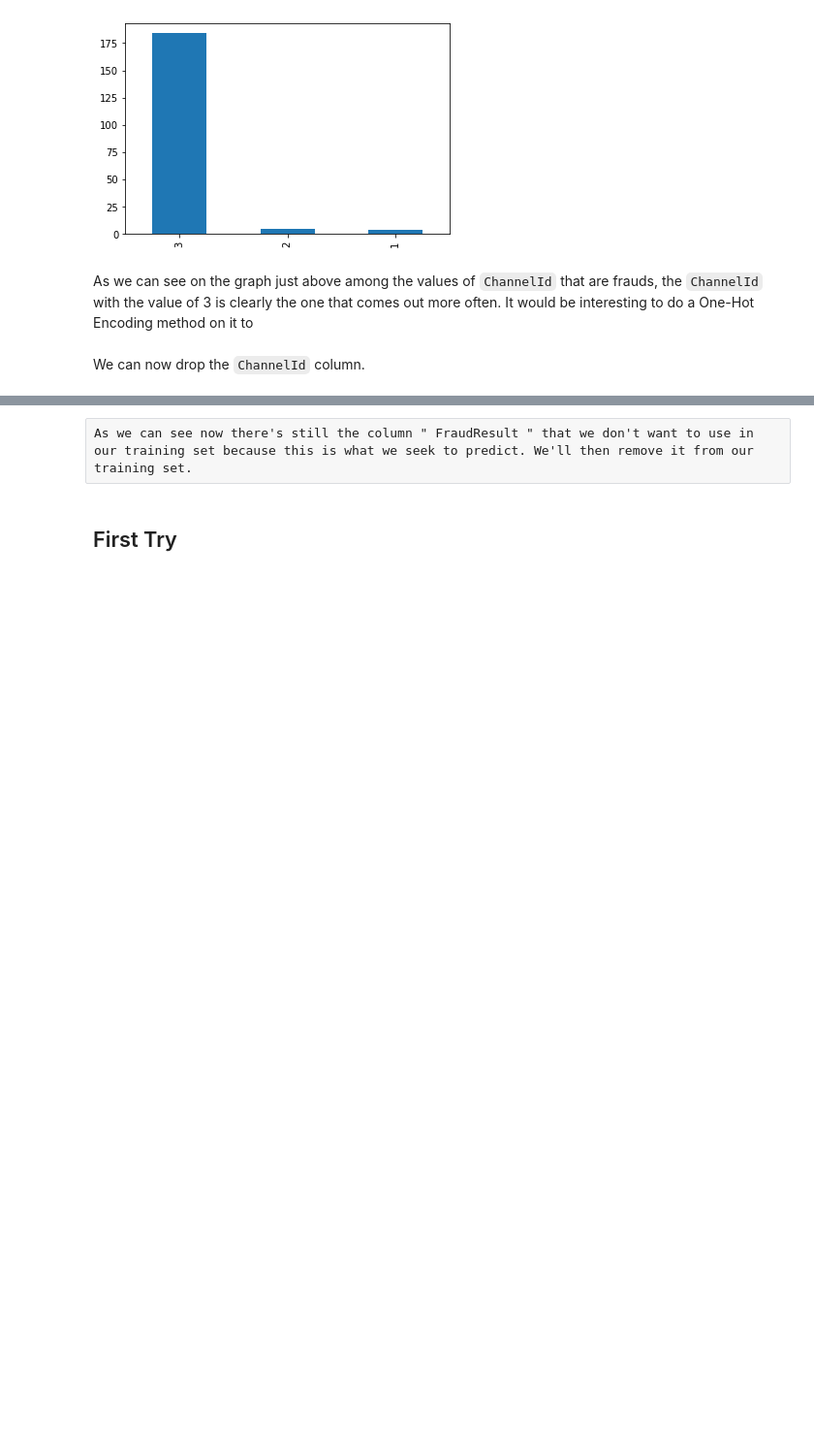
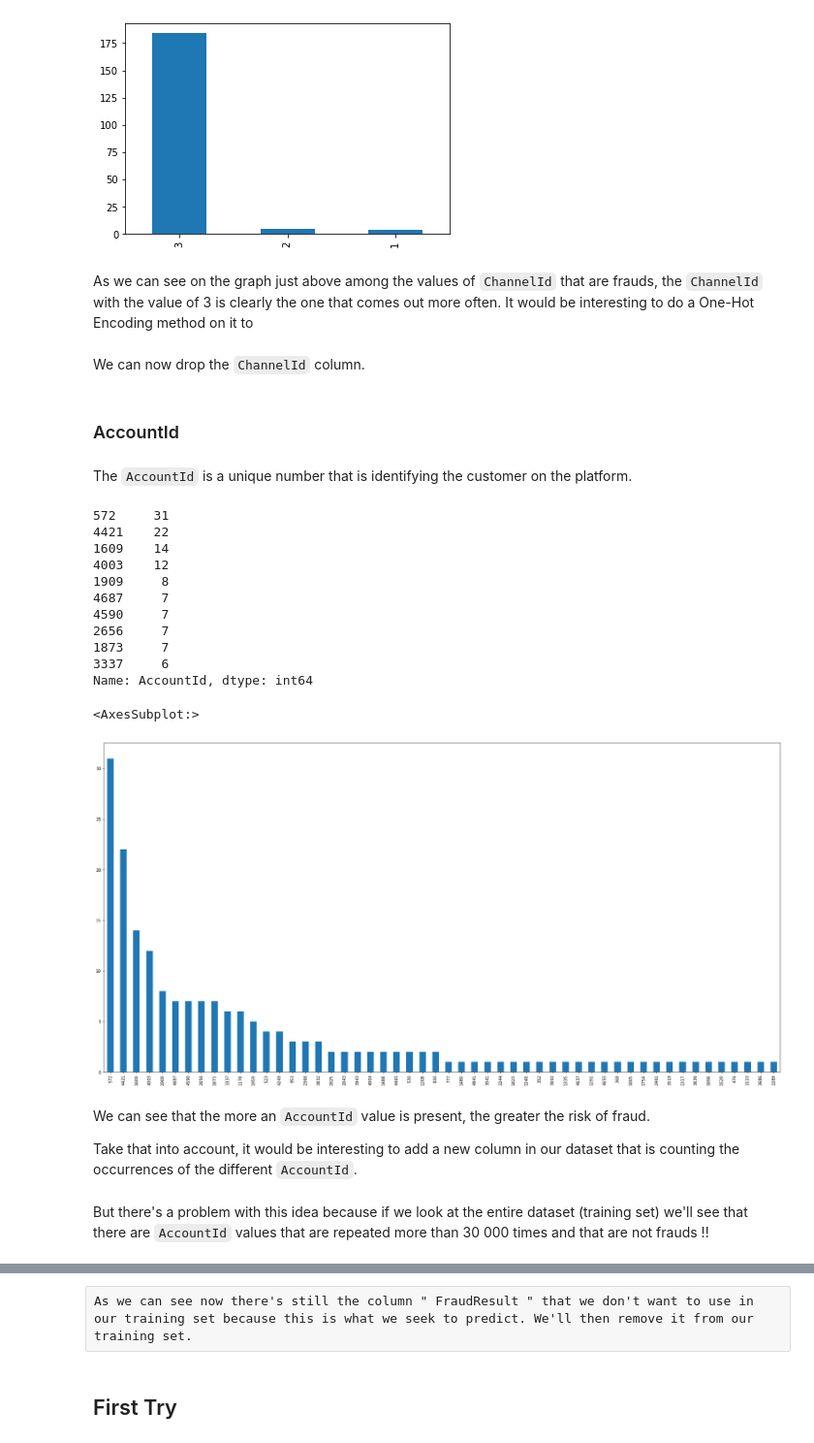
Before and after one commit to TheHugz1997/Machine_Learning_Project, a Jupyter notebook: creditCard.ipynb, the cells around one changed output, grey strips where cells are left out. Shown: that part at 97% size. Saved outputs shown, nothing was run; the diff lists cells and outputs as text; code cells hidden in the pictures; blank space fills up the shorter version.

```diff
--- a/creditCard.ipynb
+++ b/creditCard.ipynb
@@ -574,3 +574,37 @@ We can now drop the `ChannelId` column.
 # %%
 df_train = df_train.drop(['ChannelId'], axis= 1)
 df_test = df_test.drop(['ChannelId'], axis= 1)
+# %% [markdown]
+### AccountId
+# %% [markdown]
+The `AccountId` is a unique number that is identifying the customer on the platform.
+# %%
+accountid_values = df_train.loc[df_train['FraudResult'] == 1, 'AccountId']
+accountid_values_occurences = accountid_values.value_counts()
+
+# printing a sample of the reccurent AccountId values that are frauds
+print(accountid_values_occurences.head(10))
+
+# plotting
+plt.figure(figsize=(30,15))
+accountid_values_occurences.plot.bar()
+# %% [output]
+572     31
+4421    22
+1609    14
+4003    12
+1909     8
+4687     7
+4590     7
+2656     7
+1873     7
+3337     6
+Name: AccountId, dtype: int64
+<AxesSubplot:>
+[figure, added]
+# %% [markdown]
+We can see that the more an `AccountId` value is present, the greater the risk of fraud.
+
+Take that into account, it would be interesting to add a new column in our dataset that is counting the occurrences of the different `AccountId`.
+# %% [markdown]
+But there's a problem with this idea because if we look at the entire dataset (training set) we'll see that there are `AccountId` values that are repeated more than 30 000 times and that are not frauds !!
```
Also changed, not shown: parts of 17 cells of this notebook, 1 other file.
